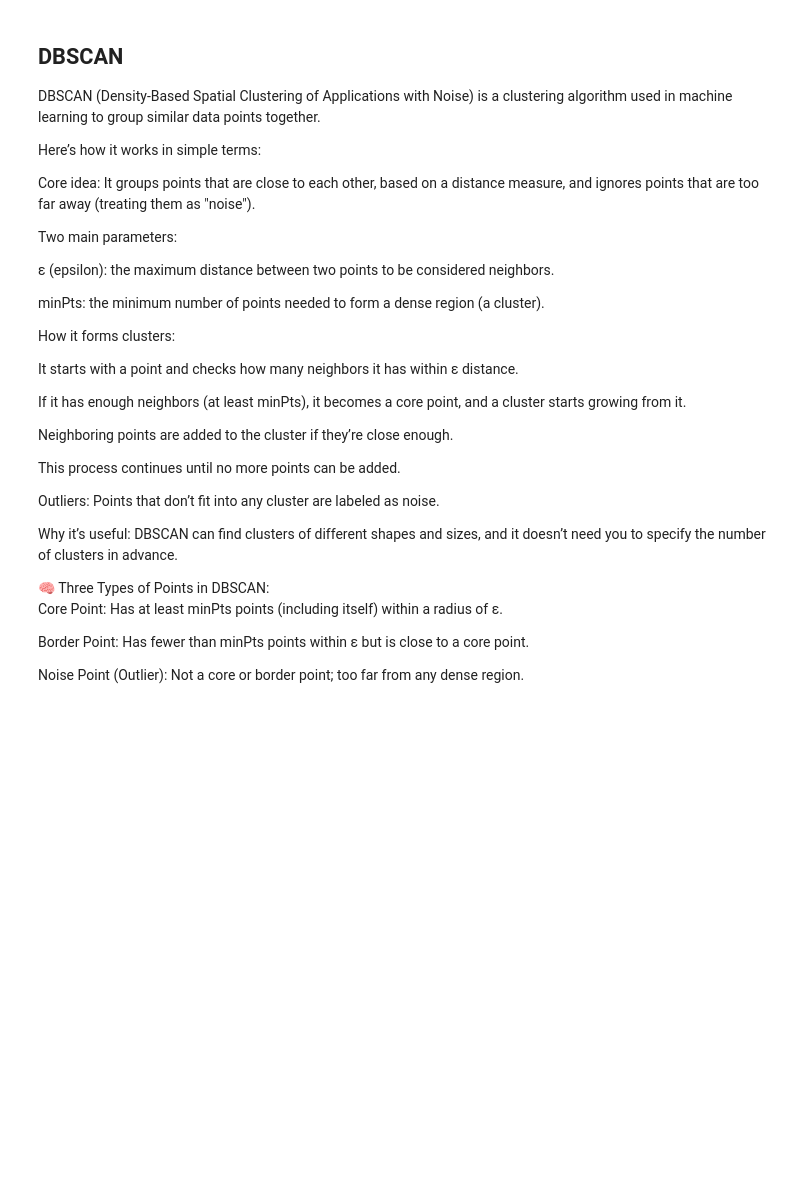
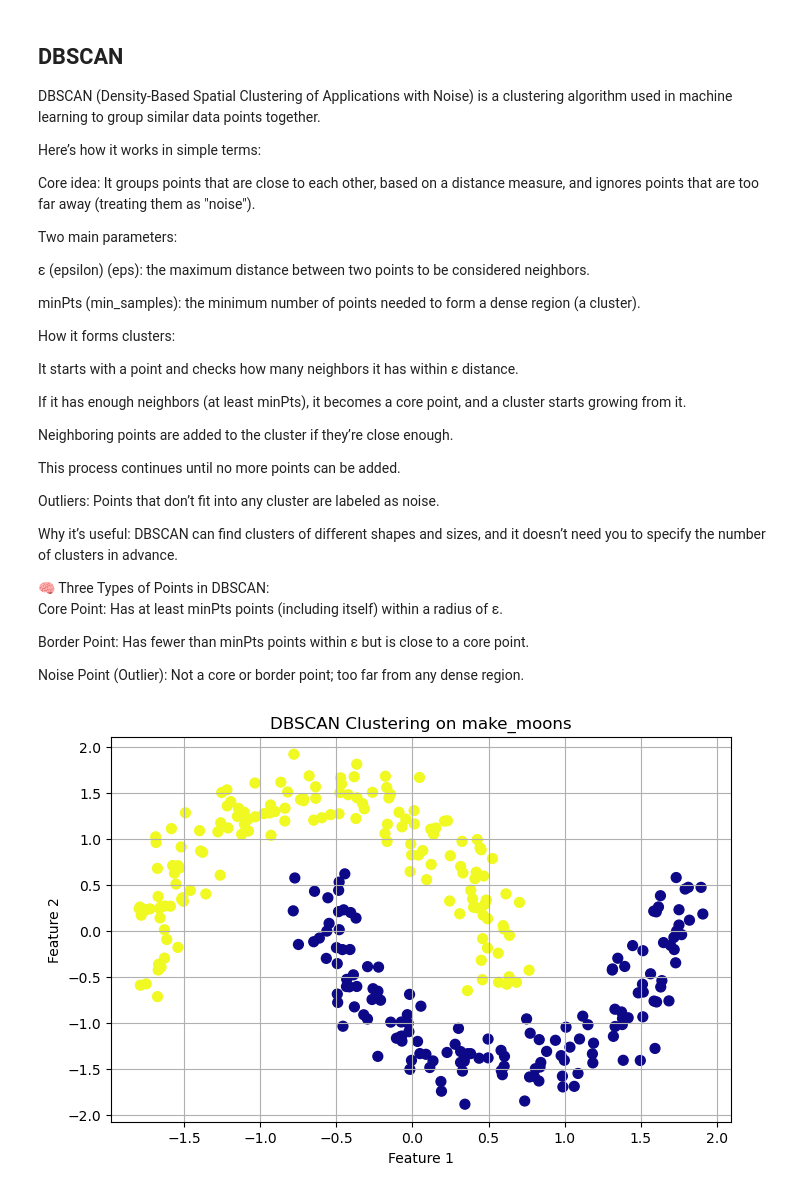
Before and after one commit to anish-upreti/Data-Science-and-ML-with-python, a Jupyter notebook: DBSCAN.ipynb, the cells around one changed output. Cells and saved outputs as stored; diff of their text form; code cells hidden in the pictures; blank space fills up the shorter version.

```diff
--- a/DBSCAN.ipynb
+++ b/DBSCAN.ipynb
@@ -8,9 +8,9 @@ Core idea: It groups points that are close to each other, based on a distance me
 
 Two main parameters:
 
-ε (epsilon): the maximum distance between two points to be considered neighbors.
+ε (epsilon) (eps): the maximum distance between two points to be considered neighbors.
 
-minPts: the minimum number of points needed to form a dense region (a cluster).
+minPts (min_samples): the minimum number of points needed to form a dense region (a cluster).
 
 How it forms clusters:
 
@@ -32,3 +32,34 @@ Core Point: Has at least minPts points (including itself) within a radius of ε.
 Border Point: Has fewer than minPts points within ε but is close to a core point.
 
 Noise Point (Outlier): Not a core or border point; too far from any dense region.
+# %%
+## importing modules and libraries
+from sklearn.datasets import make_moons
+from sklearn.cluster import DBSCAN
+import matplotlib.pyplot as plt
+from sklearn.preprocessing import StandardScaler
+
+## generate the dataset
+X, y = make_moons(n_samples=300, noise=0.1, random_state=11)
+
+## normalize the data
+X = StandardScaler().fit_transform(X)  ##DBSCAN uses distance to form clusters. If one feature has a much larger scale than another, it can distort the result.
+                                       #StandardScaler rescales the data so that each feature has mean = 0 and standard deviation = 1.
+
+# apply dbscan
+dbscan = DBSCAN(eps=0.3, min_samples=5)
+labels = dbscan.fit_predict(X)  #Fits the model to the data.
+                                # Returns a list of cluster labels for each point:
+                                # 0, 1, ...: cluster IDs
+                                # -1: noise (not part of any cluster)
+
+## plot the results
+plt.figure(figsize=(8, 5))
+plt.scatter(X[:, 0], X[:, 1], c=labels, cmap='plasma', s=50)
+plt.title("DBSCAN Clustering on make_moons")
+plt.xlabel("Feature 1")
+plt.ylabel("Feature 2")
+plt.grid(True)
+plt.show()
+# %% [output]
+[figure, added]
```
Also changed, not shown: parts of 2 cells of this notebook.
